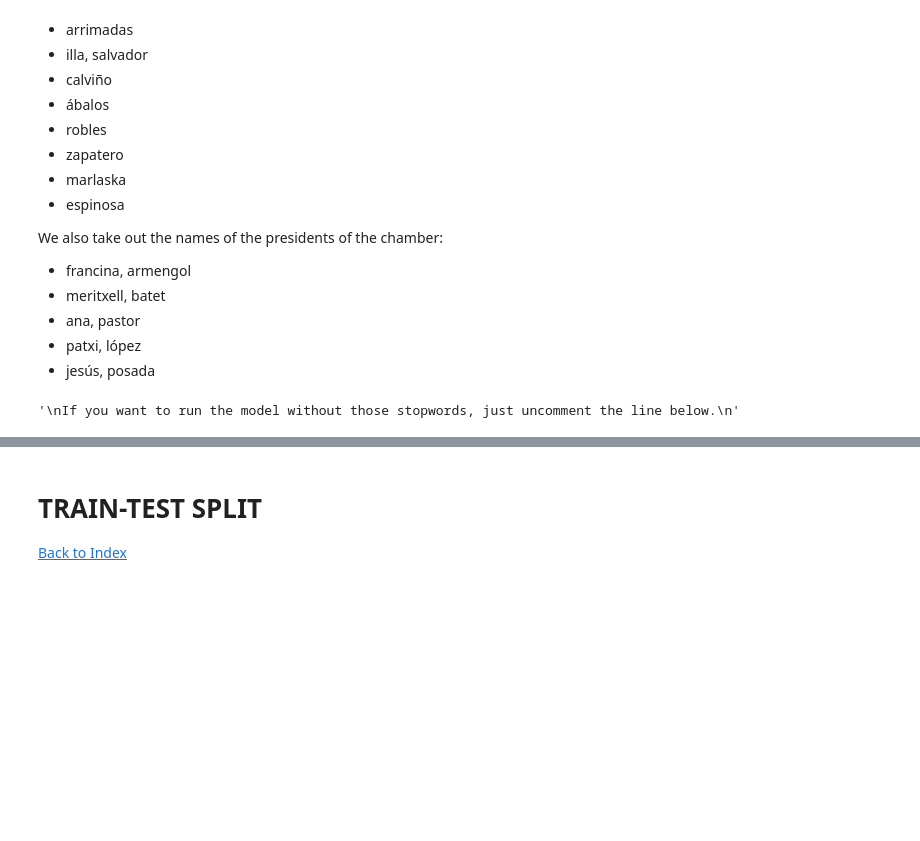
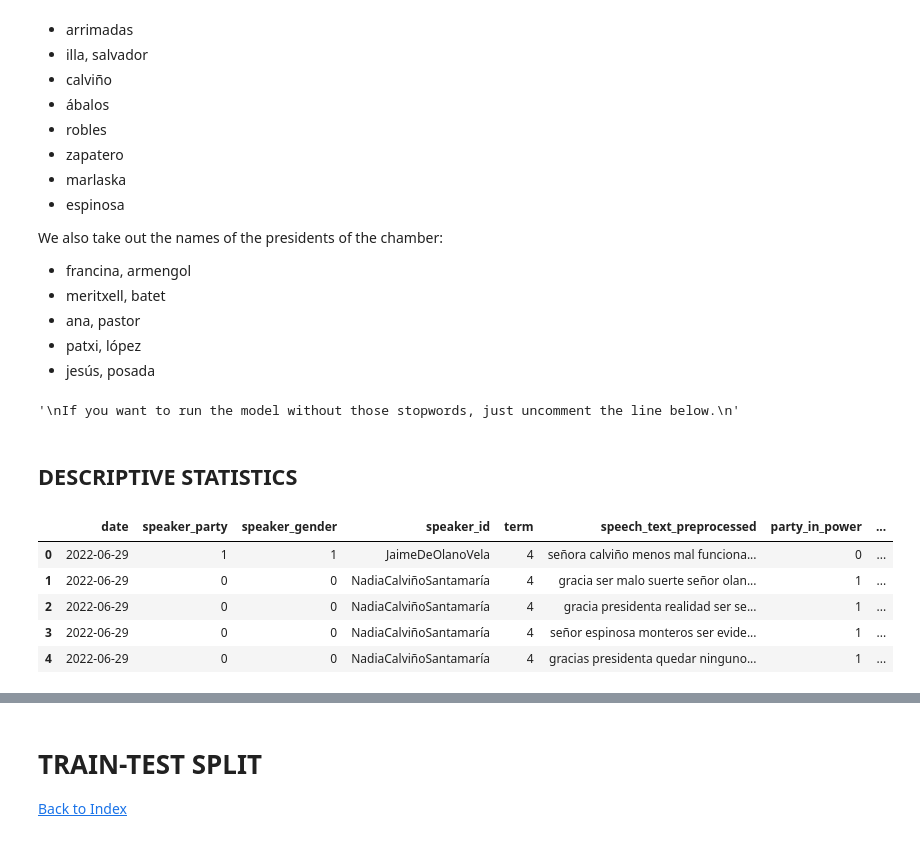
Before and after one commit to guill-mr/Speech_Classification_in_Spanish_Parliament_with_Transformers, a Jupyter notebook: RF_XGB_base_models.ipynb, the cells around one changed output, grey strips where cells are left out. Saved outputs shown, nothing was run; the diff lists cells and outputs as text; code cells hidden in the pictures; blank space fills up the shorter version.

```diff
--- a/RF_XGB_base_models.ipynb
+++ b/RF_XGB_base_models.ipynb
@@ -525,3 +525,14 @@ If you want to run the model without those stopwords, just uncomment the line be
 # custom_stopwords = spanish_stop_words
 # %% [output]
 '\nIf you want to run the model without those stopwords, just uncomment the line below.\n'
+# %% [markdown]
+## DESCRIPTIVE STATISTICS
+# %%
+data.head(5)
+# %% [output]
+|  | date | speaker_party | speaker_gender | speaker_id | term | speech_text_preprocessed | party_in_power | ... |
+| 0 | 2022-06-29 | 1 | 1 | JaimeDeOlanoVela | 4 | señora calviño menos mal funciona... | 0 | ... |
+| 1 | 2022-06-29 | 0 | 0 | NadiaCalviñoSantamaría | 4 | gracia ser malo suerte señor olan... | 1 | ... |
+| 2 | 2022-06-29 | 0 | 0 | NadiaCalviñoSantamaría | 4 | gracia presidenta realidad ser se... | 1 | ... |
+| 3 | 2022-06-29 | 0 | 0 | NadiaCalviñoSantamaría | 4 | señor espinosa monteros ser evide... | 1 | ... |
+| 4 | 2022-06-29 | 0 | 0 | NadiaCalviñoSantamaría | 4 | gracias presidenta quedar ninguno... | 1 | ... |
```
Also changed, not shown: parts of 23 cells of this notebook, 3 other files.
